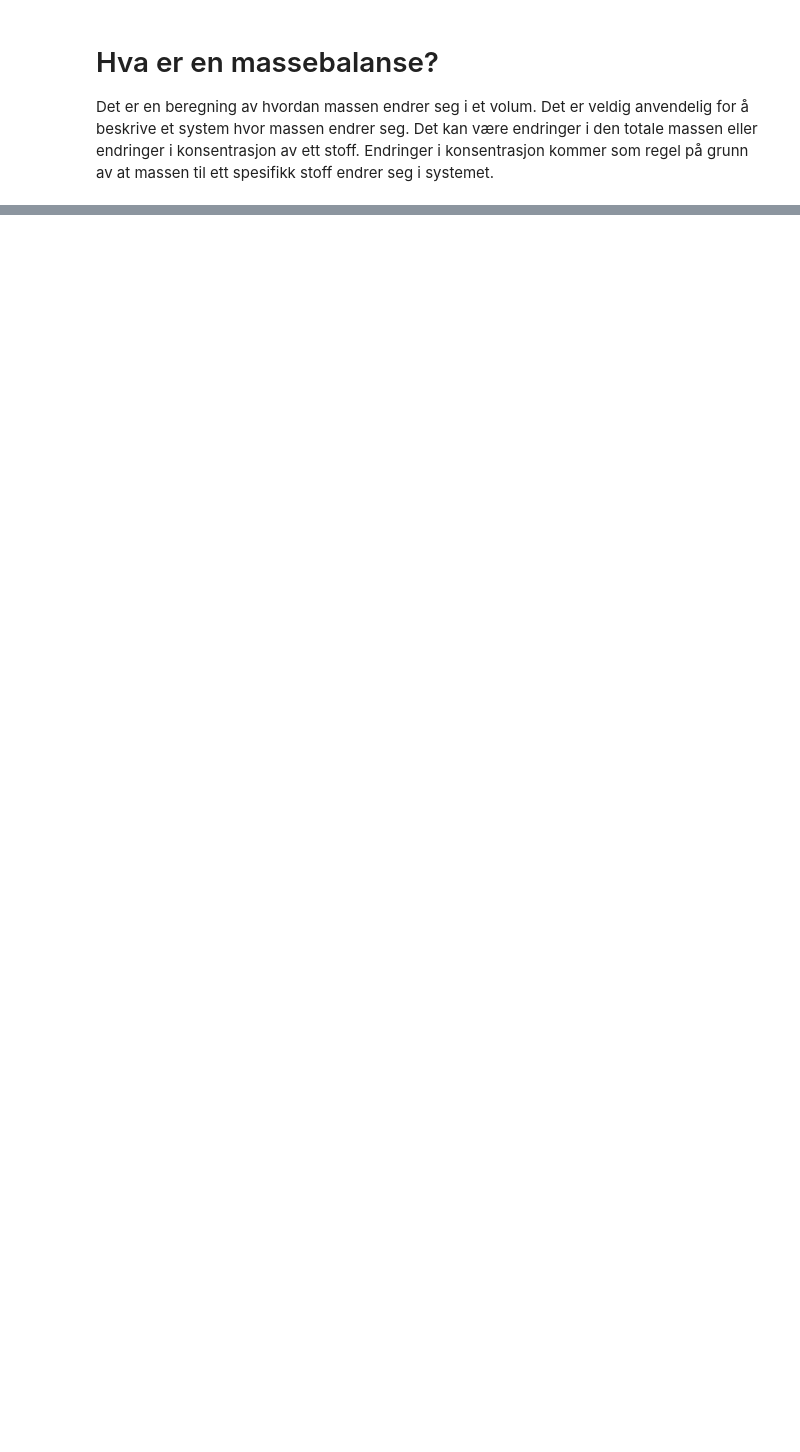
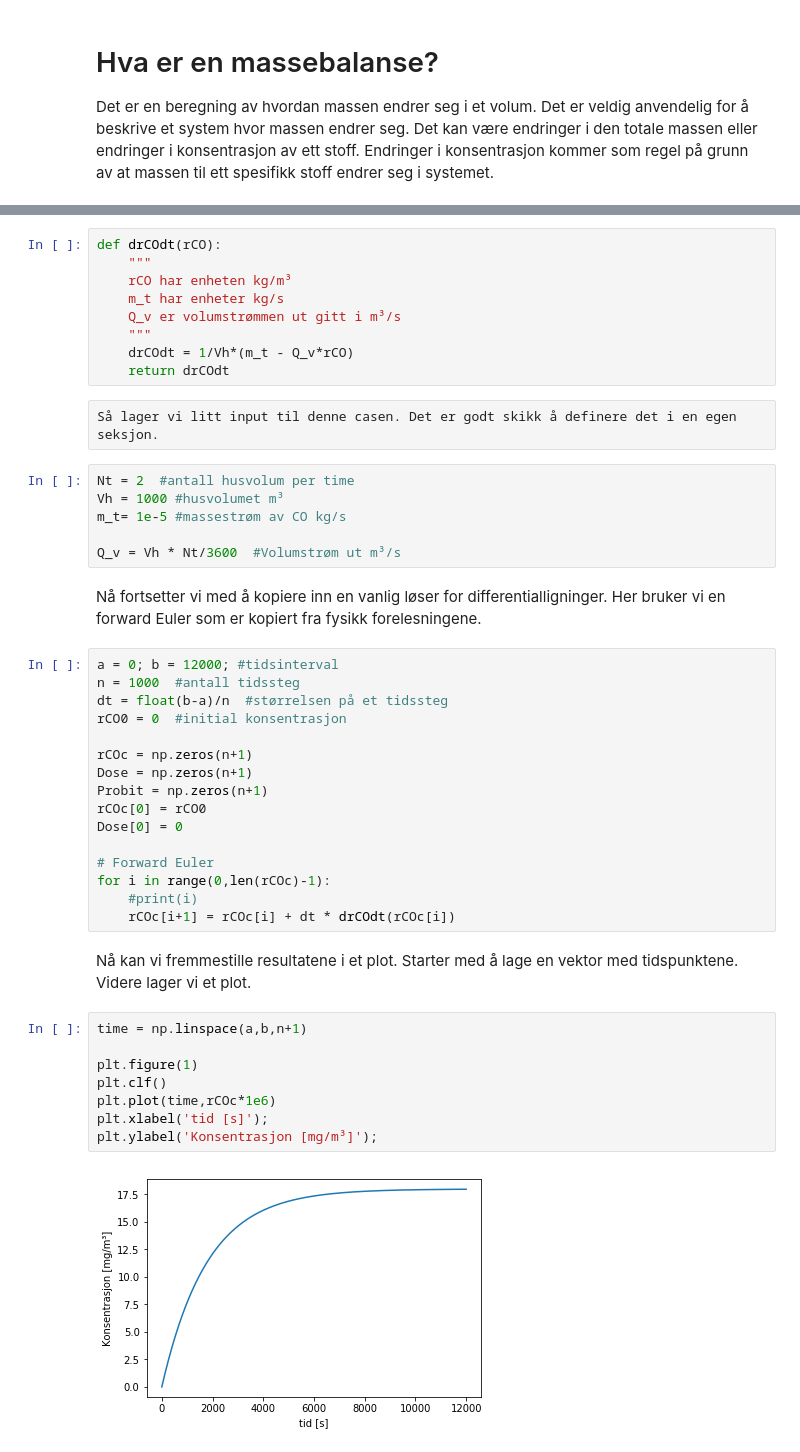
Before and after one commit to AndreGaathaug/Teknisk_sikkerhet, a Jupyter notebook: Massebalanse for et volum.ipynb, the cells around one changed output, grey strips where cells are left out. Saved outputs shown, nothing was run; the diff lists cells and outputs as text; blank space fills up the shorter version.

```diff
--- a/Massebalanse for et volum.ipynb
+++ b/Massebalanse for et volum.ipynb
@@ -92,0 +107,47 @@ Nå tar vi med oss denne massebalansen og
+# %%
+def drCOdt(rCO):
+    """
+    rCO har enheten kg/m³
+    m_t har enheter kg/s
+    Q_v er volumstrømmen ut gitt i m³/s
+    """
+    drCOdt = 1/Vh*(m_t - Q_v*rCO)
+    return drCOdt
+# %% [raw]
+Så lager vi litt input til denne casen. Det er godt skikk å definere det i en egen seksjon.
+# %%
+Nt = 2  #antall husvolum per time
+Vh = 1000 #husvolumet m³
+m_t= 1e-5 #massestrøm av CO kg/s
+
+Q_v = Vh * Nt/3600  #Volumstrøm ut m³/s
+# %% [markdown]
+Nå fortsetter vi med å kopiere inn en vanlig løser for differentialligninger. Her bruker vi en forward Euler som er kopiert fra fysikk forelesningene.
+# %%
+a = 0; b = 12000; #tidsinterval
+n = 1000  #antall tidssteg
+dt = float(b-a)/n  #størrelsen på et tidssteg
+rCO0 = 0  #initial konsentrasjon
+
+rCOc = np.zeros(n+1)
+Dose = np.zeros(n+1)
+Probit = np.zeros(n+1)
+rCOc[0] = rCO0
+Dose[0] = 0
+
+# Forward Euler
+for i in range(0,len(rCOc)-1):
+    #print(i)
+    rCOc[i+1] = rCOc[i] + dt * drCOdt(rCOc[i])
+# %% [markdown]
+Nå kan vi fremmestille resultatene i et plot. Starter med å lage en vektor med tidspunktene. Videre lager vi et plot.
+# %%
+time = np.linspace(a,b,n+1)
+
+plt.figure(1)
+plt.clf()
+plt.plot(time,rCOc*1e6)
+plt.xlabel('tid [s]');
+plt.ylabel('Konsentrasjon [mg/m³]');
+# %% [output]
+[figure, added]
```
Also changed, not shown: parts of 12 cells of this notebook.
